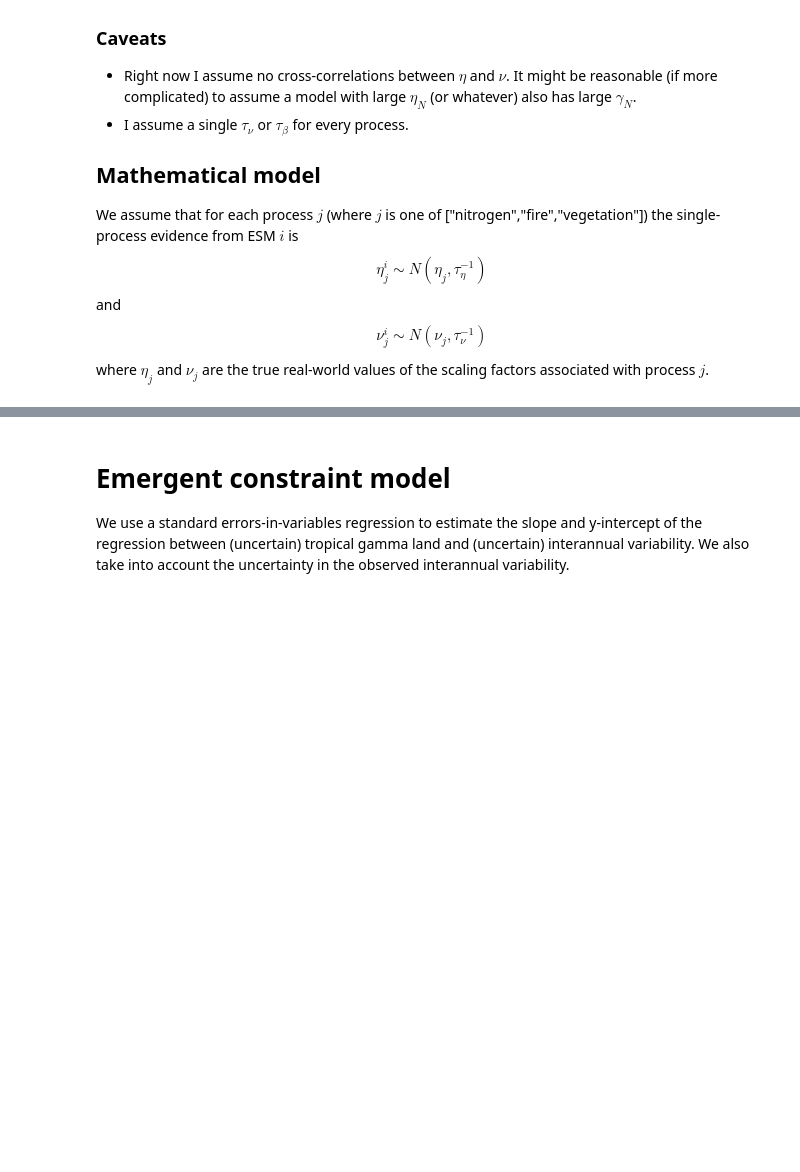
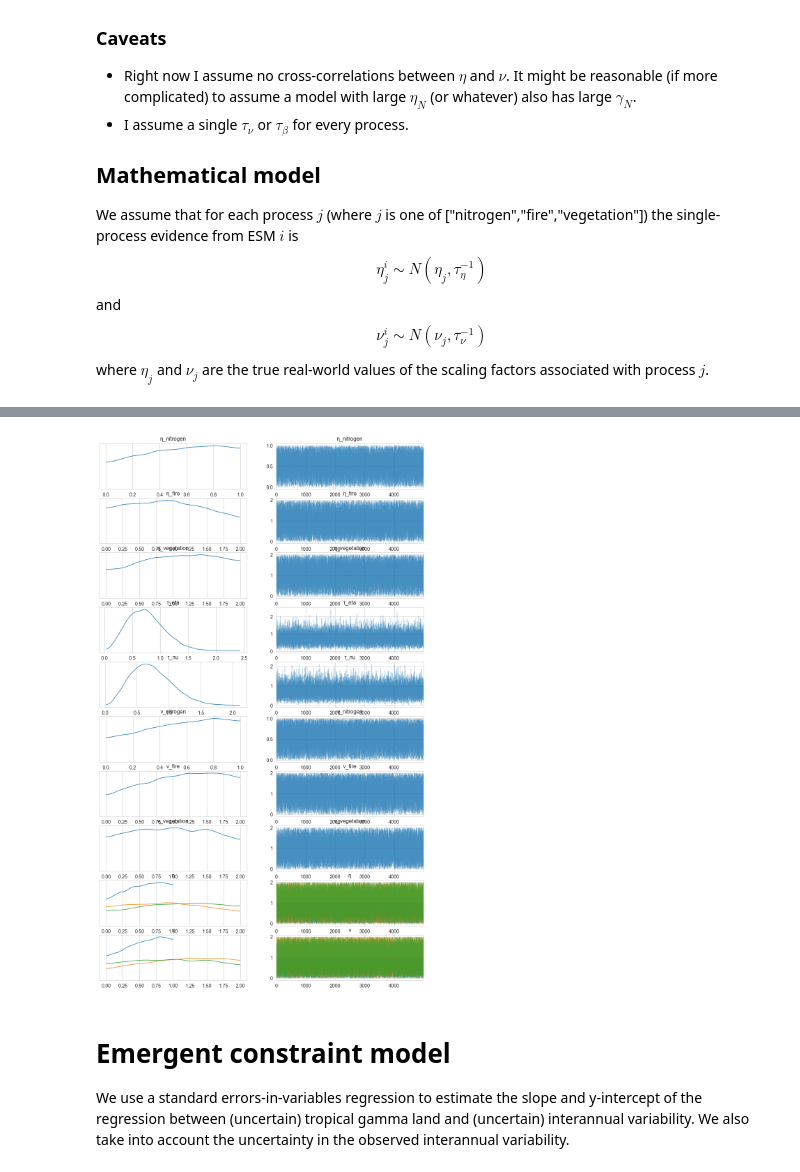
Before and after one commit to netzeroasap/TCRE_Assessment, a Jupyter notebook: notebooks/analysis.ipynb, the cells around one changed output, grey strips where cells are left out. Drawn from its saved outputs; the diff is of its cells as text; code cells hidden in the pictures; blank space fills up the shorter version.

```diff
--- a/notebooks/analysis.ipynb
+++ b/notebooks/analysis.ipynb
@@ -169,0 +235,2 @@ pm.model_to_graphviz(test_process_model)
+# %%
+priors, hyperpriors = config.to_pymc_dict()
@@ -169,0 +253,4 @@ pm.model_to_graphviz(test_process_model)
+# %%
+with pm.Model() as test_process_model_new:
+    params=make_process_model(test_process_model_new,evidence,priors,hyperpriors)
+    idata=pm.sample(5000)
@@ -170,3 +264,7 @@ pm.model_to_graphviz(test_process_model)
+# %%
+az.plot_trace(idata, combined=True);
+# %% [output]
+[figure, added]
 # %% [markdown]
 # Emergent constraint model
 We use a standard errors-in-variables regression to estimate the slope and y-intercept of the regression between (uncertain) tropical gamma land and (uncertain) interannual variability.  We also take into account the uncertainty in the observed interannual variability.
```
Also changed, not shown: parts of 16 cells of this notebook, 20 other files.
